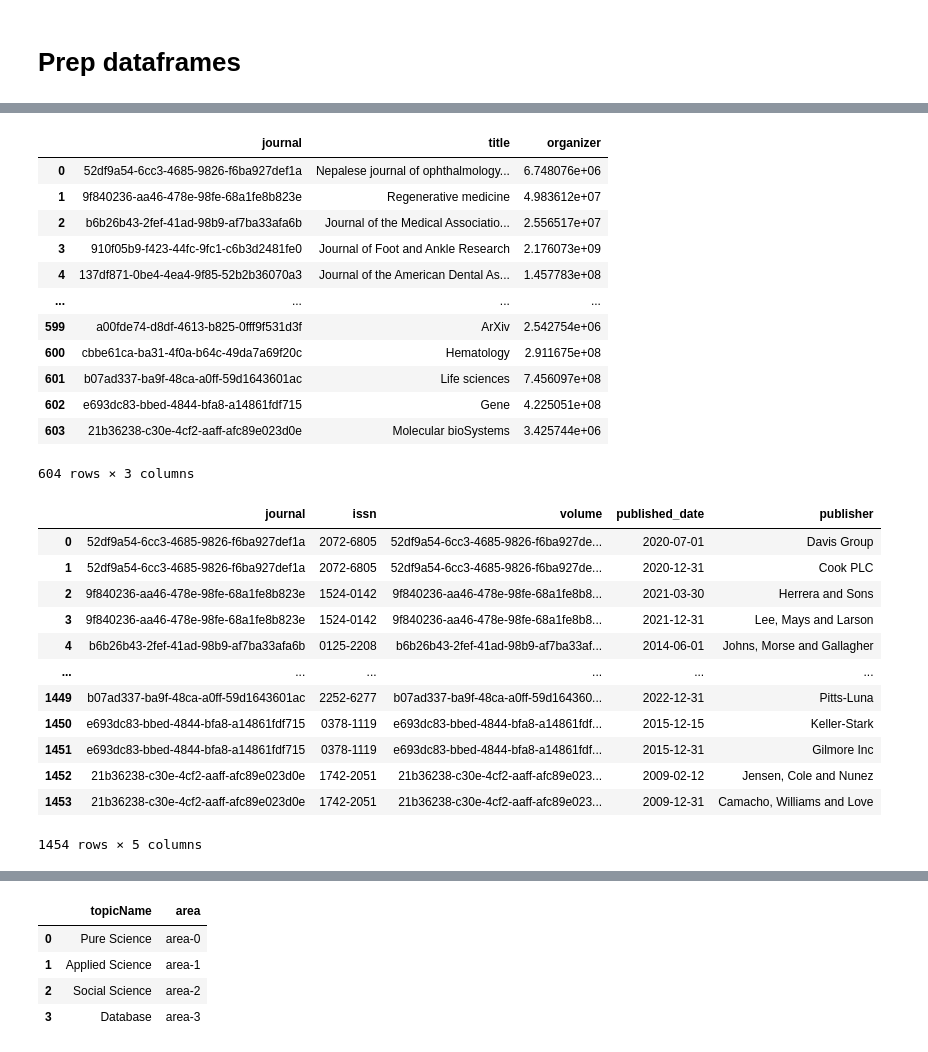
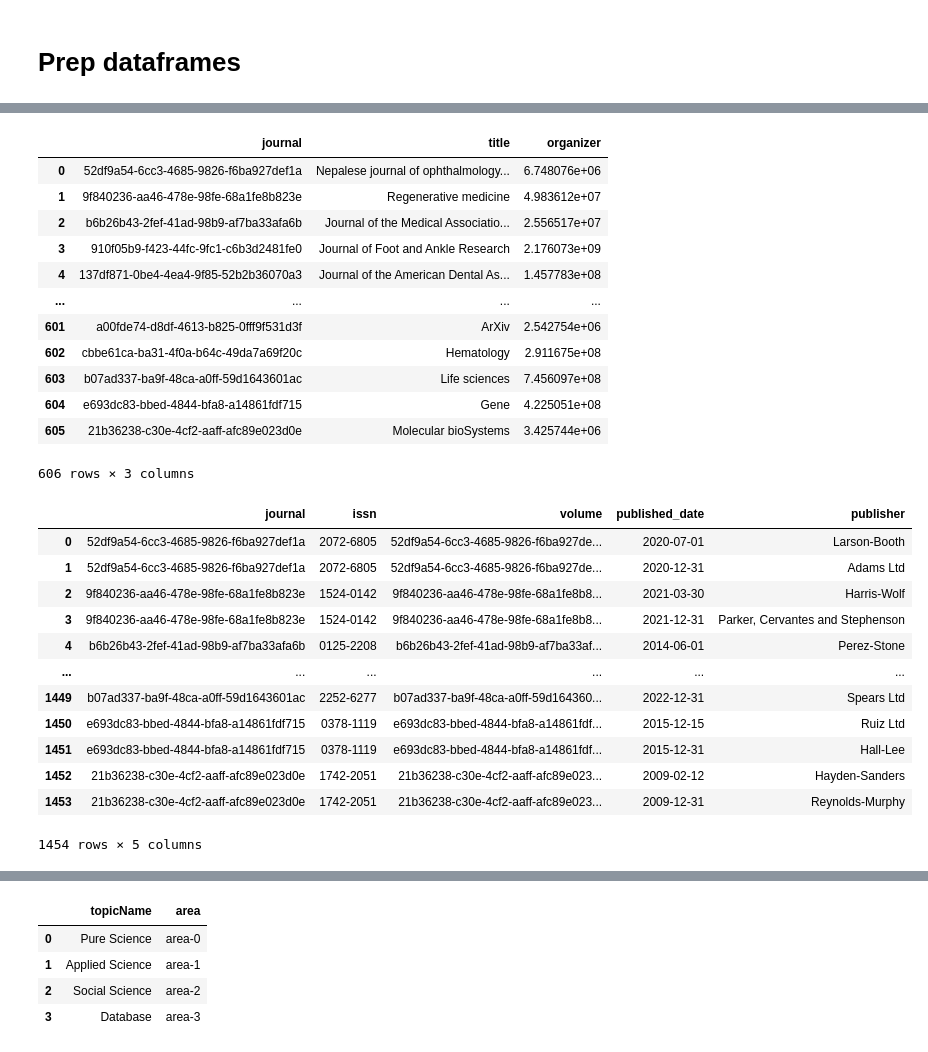
Before and after one commit to AlaaAlmutawa/SDM-Lab3, a Jupyter notebook: code/abox_gen.ipynb, the cells around one changed output, grey strips where cells are left out. Saved outputs shown, nothing was run; the diff lists cells and outputs as text; code cells hidden in the pictures.

```diff
--- a/code/abox_gen.ipynb
+++ b/code/abox_gen.ipynb
@@ -262,50 +262,56 @@ journal=(pd.read_csv('journal.csv').rename(columns={'id':'journal'})
          .drop(columns=['url'])
          .rename(columns={'name':'title'})
         )
+# Fill in null titles
+titles=journal[['journal','title']].drop_duplicates().reset_index(drop=True)
+titles.loc[titles.title.isna(), 'title']=pd.Series([i for i in 'Journal of '+fake.word() for i in range(len(titles))])
+journal['title']=journal.journal.map(titles.set_index('journal').title.to_dict())
+del titles
+
 # Get published date
 journal=(journal.merge(published[published.venue_type=='Journal']
                   .rename(columns={'venue':'journal','publication':'volume'}))
             .drop(columns=['venue_type'])
 )
 
 # generate more fake fields
 journal['issn']=journal.issn.fillna(pd.Series([fake.ssn() for i in range(len(journal))]))
 journal['publisher']=[fake.company() for i in range(len(journal))]
 journal.drop(columns=['year'], inplace=True)
 
 # Separate journal and volume
 cols=['title','editor']
 volume=journal.copy()
 journal=journal[['journal']+cols].groupby(['journal','title']).head(1).reset_index(drop=True).rename(columns={'editor':'organizer'})
 volume.drop(columns=cols, inplace=True)
 
 display(journal, volume)
 # %% [output]
 |  | journal | title | organizer |
 | 0 | 52df9a54-6cc3-4685-9826-f6ba927def1a | Nepalese journal of ophthalmology... | 6.748076e+06 |
 | 1 | 9f840236-aa46-478e-98fe-68a1fe8b823e | Regenerative medicine | 4.983612e+07 |
 | 2 | b6b26b43-2fef-41ad-98b9-af7ba33afa6b | Journal of the Medical Associatio... | 2.556517e+07 |
 | 3 | 910f05b9-f423-44fc-9fc1-c6b3d2481fe0 | Journal of Foot and Ankle Research | 2.176073e+09 |
 | 4 | 137df871-0be4-4ea4-9f85-52b2b36070a3 | Journal of the American Dental As... | 1.457783e+08 |
 | ... | ... | ... | ... |
-| 599 | a00fde74-d8df-4613-b825-0fff9f531d3f | ArXiv | 2.542754e+06 |
-| 600 | cbbe61ca-ba31-4f0a-b64c-49da7a69f20c | Hematology | 2.911675e+08 |
-| 601 | b07ad337-ba9f-48ca-a0ff-59d1643601ac | Life sciences | 7.456097e+08 |
-| 602 | e693dc83-bbed-4844-bfa8-a14861fdf715 | Gene | 4.225051e+08 |
-| 603 | 21b36238-c30e-4cf2-aaff-afc89e023d0e | Molecular bioSystems | 3.425744e+06 |
+| 601 | a00fde74-d8df-4613-b825-0fff9f531d3f | ArXiv | 2.542754e+06 |
+| 602 | cbbe61ca-ba31-4f0a-b64c-49da7a69f20c | Hematology | 2.911675e+08 |
+| 603 | b07ad337-ba9f-48ca-a0ff-59d1643601ac | Life sciences | 7.456097e+08 |
+| 604 | e693dc83-bbed-4844-bfa8-a14861fdf715 | Gene | 4.225051e+08 |
+| 605 | 21b36238-c30e-4cf2-aaff-afc89e023d0e | Molecular bioSystems | 3.425744e+06 |
-604 rows × 3 columns
+606 rows × 3 columns
 |  | journal | issn | volume | published_date | publisher |
-| 0 | 52df9a54-6cc3-4685-9826-f6ba927def1a | 2072-6805 | 52df9a54-6cc3-4685-9826-f6ba927de... | 2020-07-01 | Davis Group |
-| 1 | 52df9a54-6cc3-4685-9826-f6ba927def1a | 2072-6805 | 52df9a54-6cc3-4685-9826-f6ba927de... | 2020-12-31 | Cook PLC |
-| 2 | 9f840236-aa46-478e-98fe-68a1fe8b823e | 1524-0142 | 9f840236-aa46-478e-98fe-68a1fe8b8... | 2021-03-30 | Herrera and Sons |
-| 3 | 9f840236-aa46-478e-98fe-68a1fe8b823e | 1524-0142 | 9f840236-aa46-478e-98fe-68a1fe8b8... | 2021-12-31 | Lee, Mays and Larson |
-| 4 | b6b26b43-2fef-41ad-98b9-af7ba33afa6b | 0125-2208 | b6b26b43-2fef-41ad-98b9-af7ba33af... | 2014-06-01 | Johns, Morse and Gallagher |
+| 0 | 52df9a54-6cc3-4685-9826-f6ba927def1a | 2072-6805 | 52df9a54-6cc3-4685-9826-f6ba927de... | 2020-07-01 | Larson-Booth |
+| 1 | 52df9a54-6cc3-4685-9826-f6ba927def1a | 2072-6805 | 52df9a54-6cc3-4685-9826-f6ba927de... | 2020-12-31 | Adams Ltd |
+| 2 | 9f840236-aa46-478e-98fe-68a1fe8b823e | 1524-0142 | 9f840236-aa46-478e-98fe-68a1fe8b8... | 2021-03-30 | Harris-Wolf |
+| 3 | 9f840236-aa46-478e-98fe-68a1fe8b823e | 1524-0142 | 9f840236-aa46-478e-98fe-68a1fe8b8... | 2021-12-31 | Parker, Cervantes and Stephenson |
+| 4 | b6b26b43-2fef-41ad-98b9-af7ba33afa6b | 0125-2208 | b6b26b43-2fef-41ad-98b9-af7ba33af... | 2014-06-01 | Perez-Stone |
 | ... | ... | ... | ... | ... | ... |
-| 1449 | b07ad337-ba9f-48ca-a0ff-59d1643601ac | 2252-6277 | b07ad337-ba9f-48ca-a0ff-59d164360... | 2022-12-31 | Pitts-Luna |
-| 1450 | e693dc83-bbed-4844-bfa8-a14861fdf715 | 0378-1119 | e693dc83-bbed-4844-bfa8-a14861fdf... | 2015-12-15 | Keller-Stark |
-| 1451 | e693dc83-bbed-4844-bfa8-a14861fdf715 | 0378-1119 | e693dc83-bbed-4844-bfa8-a14861fdf... | 2015-12-31 | Gilmore Inc |
-| 1452 | 21b36238-c30e-4cf2-aaff-afc89e023d0e | 1742-2051 | 21b36238-c30e-4cf2-aaff-afc89e023... | 2009-02-12 | Jensen, Cole and Nunez |
-| 1453 | 21b36238-c30e-4cf2-aaff-afc89e023d0e | 1742-2051 | 21b36238-c30e-4cf2-aaff-afc89e023... | 2009-12-31 | Camacho, Williams and Love |
+| 1449 | b07ad337-ba9f-48ca-a0ff-59d1643601ac | 2252-6277 | b07ad337-ba9f-48ca-a0ff-59d164360... | 2022-12-31 | Spears Ltd |
+| 1450 | e693dc83-bbed-4844-bfa8-a14861fdf715 | 0378-1119 | e693dc83-bbed-4844-bfa8-a14861fdf... | 2015-12-15 | Ruiz Ltd |
+| 1451 | e693dc83-bbed-4844-bfa8-a14861fdf715 | 0378-1119 | e693dc83-bbed-4844-bfa8-a14861fdf... | 2015-12-31 | Hall-Lee |
+| 1452 | 21b36238-c30e-4cf2-aaff-afc89e023d0e | 1742-2051 | 21b36238-c30e-4cf2-aaff-afc89e023... | 2009-02-12 | Hayden-Sanders |
+| 1453 | 21b36238-c30e-4cf2-aaff-afc89e023d0e | 1742-2051 | 21b36238-c30e-4cf2-aaff-afc89e023... | 2009-12-31 | Reynolds-Murphy |
 1454 rows × 5 columns
 # %%
 # Edit Paper/submission
```
Also changed, not shown: parts of 9 cells of this notebook, 1 other file.
